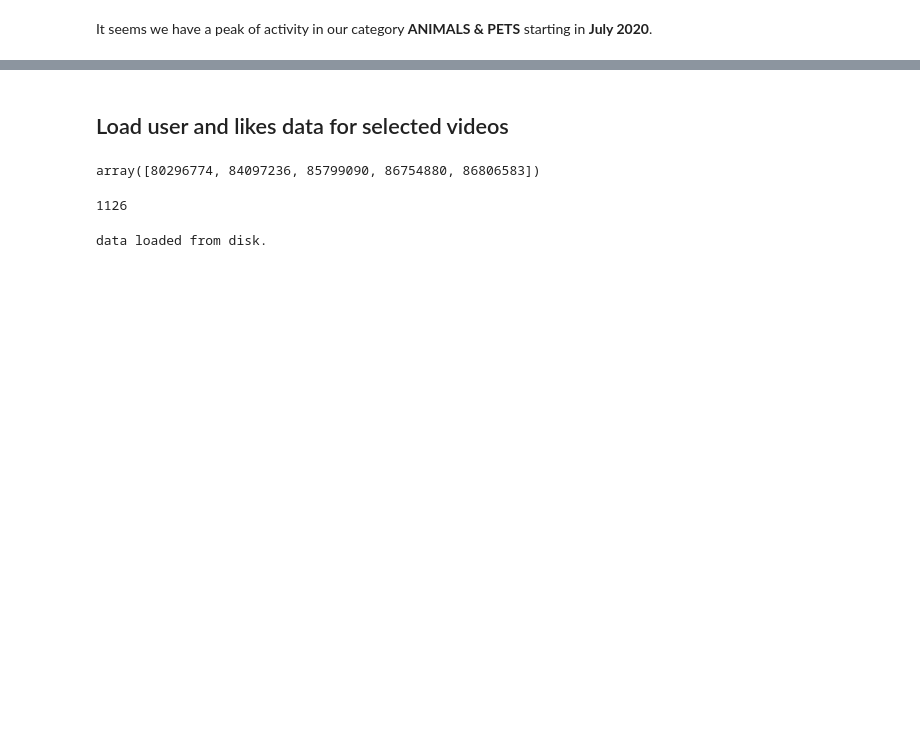
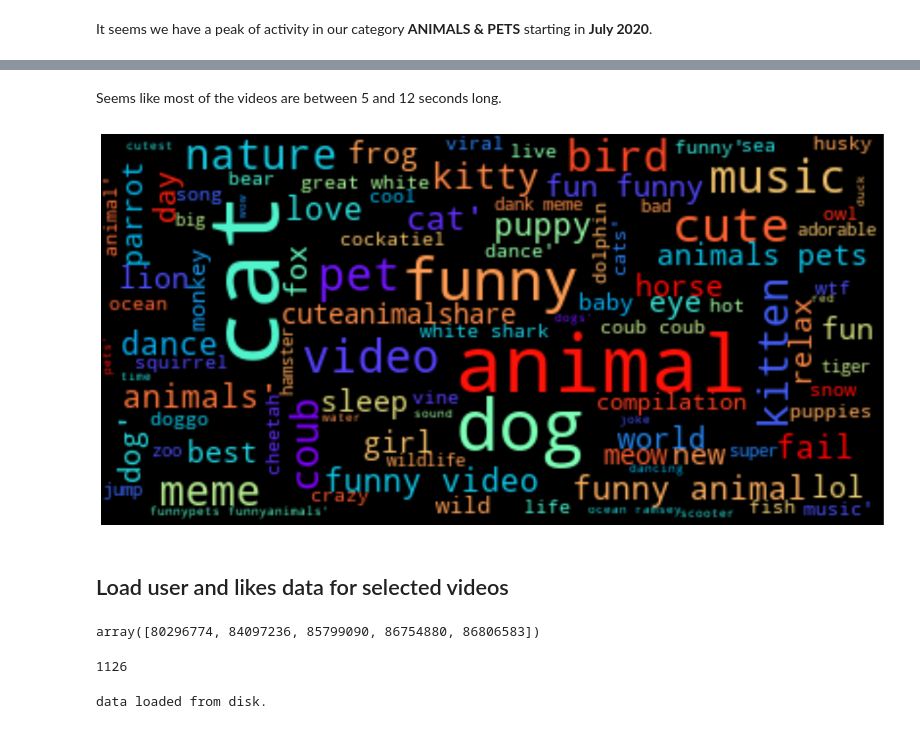
Before and after one commit to apalladin/coub_recommender, a Jupyter notebook: recommender_coub_final.ipynb, the cells around one changed output, grey strips where cells are left out. Cells and saved outputs as stored; diff of their text form; code cells hidden in the pictures; blank space fills up the shorter version.

```diff
--- a/recommender_coub_final.ipynb
+++ b/recommender_coub_final.ipynb
@@ -434,3 +443,17 @@ It seems we have a peak of activity in our category **ANIMALS & PETS** starting
+# %% [markdown]
+Seems like most of the videos are between 5 and 12 seconds long.
+# %%
+from wordcloud import WordCloud, STOPWORDS, ImageColorGenerator
+
+text = list(set(category_data['fixed_tags'].apply(lambda x: ', '.join(x)).values))
+plt.rcParams['figure.figsize'] = (20, 10)
+wordcloud = WordCloud(max_font_size=50, max_words=100,background_color="black", colormap='rainbow').generate(str(text))
+
+plt.imshow(wordcloud,interpolation="bilinear")
+plt.axis("off")
+plt.show()
+# %% [output]
+[figure, added]
 # %% [markdown]
 ## Load user and likes data for selected videos
 # %%
```
Also changed, not shown: parts of 35 cells of this notebook.
